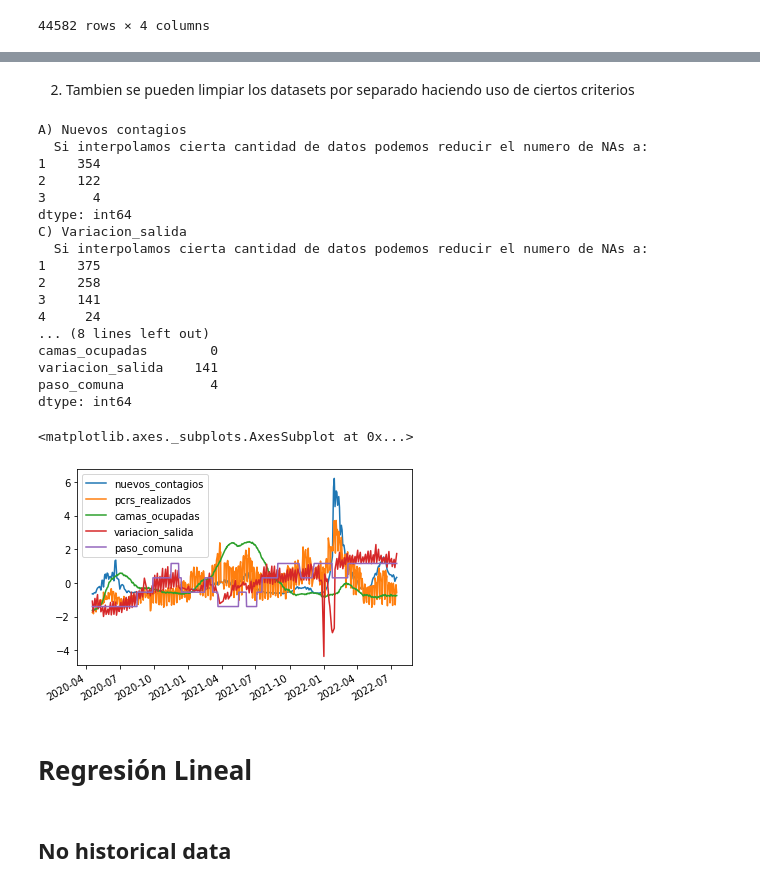
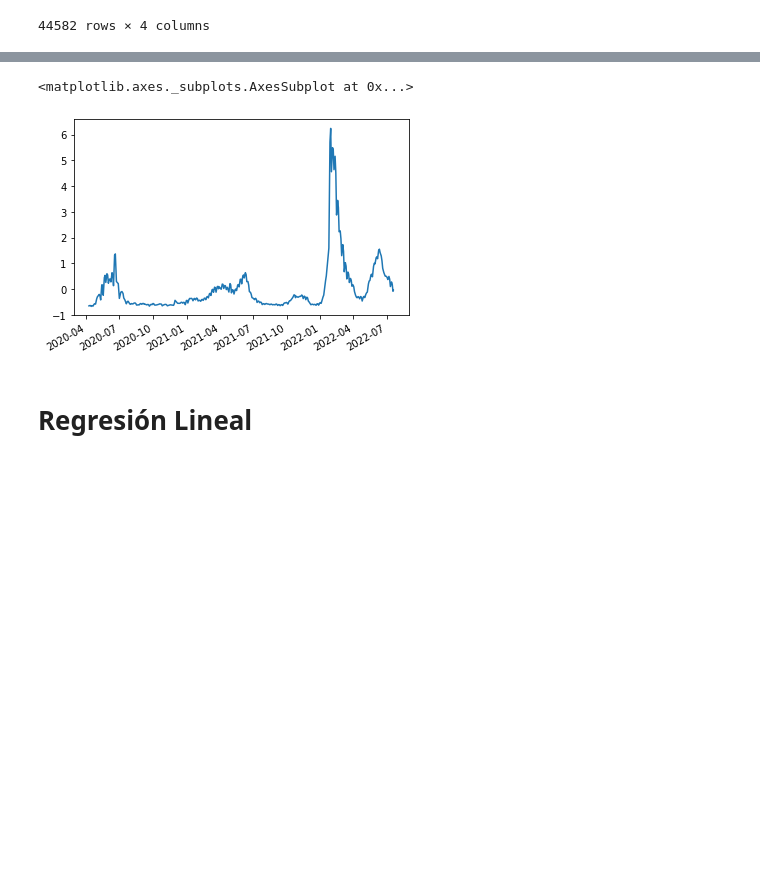
Before and after one commit to tanaxer01/mov-in-covid, a Jupyter notebook: cov_predictions_no_sarimax.ipynb, the cells around one changed output, grey strips where cells are left out. Saved outputs shown, nothing was run; the diff lists cells and outputs as text; code cells hidden in the pictures; blank space fills up the shorter version.

```diff
--- a/cov_predictions_no_sarimax.ipynb
+++ b/cov_predictions_no_sarimax.ipynb
@@ -347,54 +338,27 @@ dtype: int64
-# %% [markdown]
-2. Tambien se pueden limpiar los datasets por separado haciendo uso de ciertos criterios
-# %%
-# 2. Interpolar ciertos datos
-print("A) Nuevos contagios")
-print(f"  Si interpolamos cierta cantidad de datos podemos reducir el numero de NAs a:", pd.DataFrame({ str(i): data["nuevos_contagios"].interpolate(limit=i) for i in range(1,4)}).isna().sum(), sep="\n")
-
-data["nuevos_contagios"] = data["nuevos_contagios"].interpolate(limit=3)
-
-# print("B) Variacion_entrada")
-# print(f"  Si interpolamos cierta cantidad de datos podemos reducir el numero de NAs a:", pd.DataFrame({ str(i): data["variacion_entrada"].interpolate(limit=i) for i in range(1,5)}).isna().sum(), sep="\n")
-
-print("C) Variacion_salida")
-print(f"  Si interpolamos cierta cantidad de datos podemos reducir el numero de NAs a:", pd.DataFrame({ str(i): data["variacion_salida"].interpolate(limit=i) for i in range(1,5)}).isna().sum(), sep="\n")
-
-data["variacion_salida"] = data["variacion_salida"].interpolate(limit=3)
-
-print("D) Paso_comuna")
-print(" Ya que el paso a paso solo se reevalua una vez por semana podemos rellenar ciertos valores reduciendo el num de NAs a :", data["paso_comuna"].fillna(method='ffill').isna().sum())
-
-data["paso_comuna"] = data["paso_comuna"].fillna(method='ffill')
-
-
-print(f"Fechas a usar deben estar entre {start_date} y {end_date}")
-print("Rows with NA vs clean ones: ", list(data.isna().any(axis=1).value_counts()), "\n") # Cant de filas con y sin NA values
-print(data.isna().sum(), "\n") # Cant de NA x col
-
-data = data.dropna()
-data = (data-data.mean())/data.std()
-
-data.plot()
-# %% [output]
-A) Nuevos contagios
-  Si interpolamos cierta cantidad de datos podemos reducir el numero de NAs a:
-1    354
-2    122
-3      4
-dtype: int64
-C) Variacion_salida
-  Si interpolamos cierta cantidad de datos podemos reducir el numero de NAs a:
-1    375
-2    258
-3    141
-4     24
-... (8 lines left out)
-camas_ocupadas        0
-variacion_salida    141
-paso_comuna           4
-dtype: int64
-<matplotlib.axes._subplots.AxesSubplot at 0x...>
-[figure, removed]
+# %%
+comunas = list(cov_new.drop(columns=['santiago']).columns)
+comunas.pop(46) # san pedro
+
+movi = { "movi-"+i: var_salidas[i].shift(periods=1) for i in comunas + ["santiago"] }
+mov2 = { "mov2-"+i: var_salidas[i].shift(periods=3) for i in comunas + ["santiago"] }
+paso = { "paso-"+i: paso_a_paso[i].shift(periods=1) for i in comunas + ["santiago"] }
+pas2 = { "pas2-"+i: paso_a_paso[i].shift(periods=3) for i in comunas + ["santiago"] }
+covd = { "covd-"+i: cov_new[i].shift()     for i in comunas }
+otro = { "pcrs_realizados": cant_pcr, "covd-santiago": cov_new.santiago }
+
+# all_data = pd.DataFrame({**movi, **mov2, **covd, **paso, **otro})
+all_data = pd.DataFrame({**movi, **mov2, **covd, **paso, **pas2, **otro}).iloc[3:]
+# %%
+all_data = all_data.interpolate(limit=3)
+all_data = all_data.dropna()
+# %%
+all_data = all_data.dropna()
+all_data = (all_data - all_data.mean())/all_data.std()
+
+all_data['covd-santiago'].plot()
+# %% [output]
+<matplotlib.axes._subplots.AxesSubplot at 0x...>
+[figure, added]
 # %% [markdown]
 # Regresión Lineal
 # %%
@@ -404,2 +369,0 @@ from sklearn.linear_model    import LinearRegression
-# %% [markdown]
-## No historical data
```
Also changed, not shown: parts of 28 cells of this notebook.
